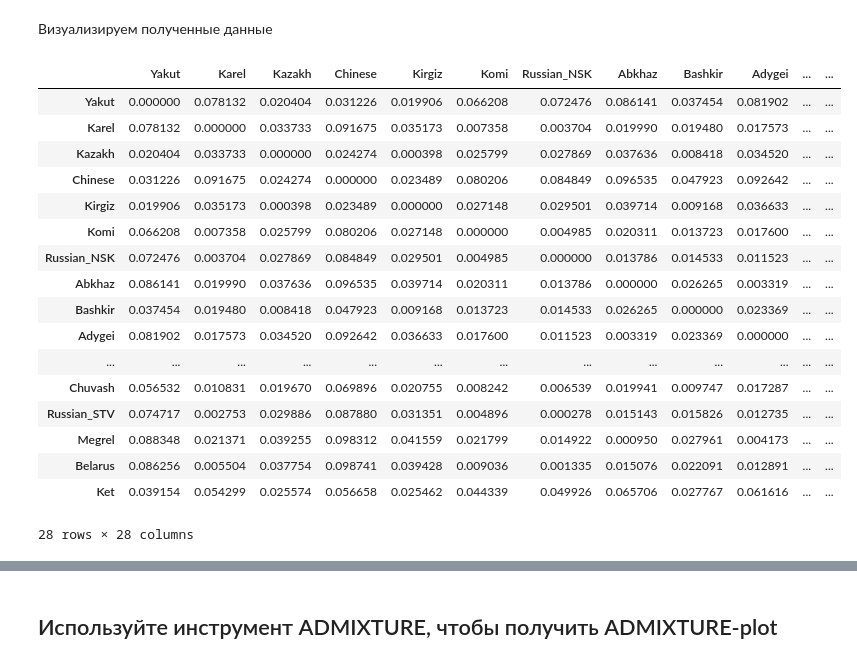
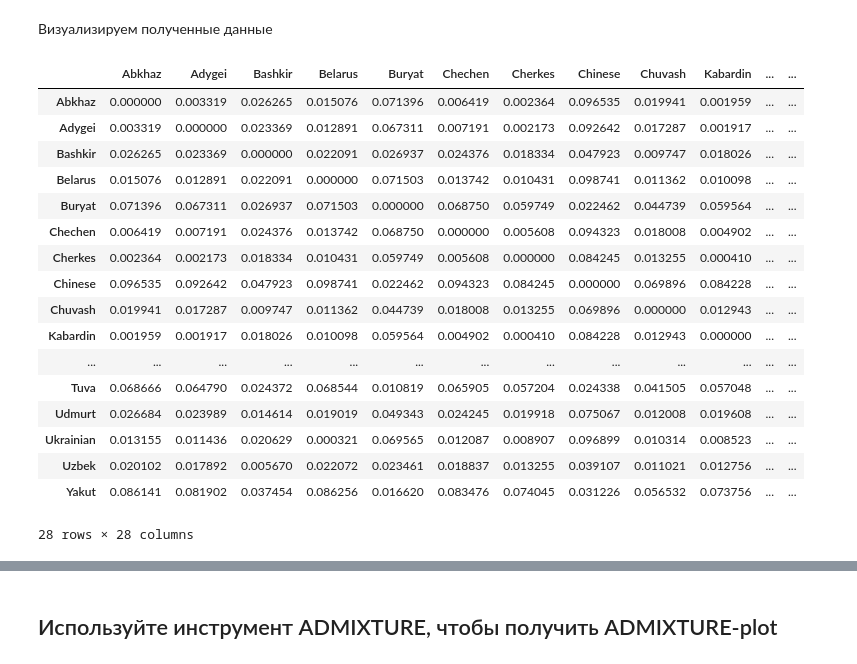
Before and after one commit to randnull/genotec, a Jupyter notebook: hw_3_admixture.ipynb, the cells around one changed output, grey strips where cells are left out. Cells and saved outputs as stored; diff of their text form; code cells hidden in the pictures.

```diff
--- a/hw_3_admixture.ipynb
+++ b/hw_3_admixture.ipynb
@@ -67,35 +67,35 @@ plink2 --bfile data/biengi_ldpruned --pheno data/biengi_clusters.txt --pheno-nam
 # %%
 pairs = pd.read_csv("data/biengi_fst.fst.summary", sep="\t")
 pairs.columns = ["population1", "population2", "fst"]
 
-populations = set(pairs["population1"]) | set(pairs["population2"])
+populations = sorted(set(pairs["population1"]) | set(pairs["population2"]))
 population_len = len(populations)
 
 fst = pd.DataFrame(np.zeros((population_len, population_len)), index=list(populations), columns=list(populations))
 
 for i, j in pairs.iterrows():
     fst.loc[j.population1, j.population2] = j.fst
     fst.loc[j.population2, j.population1] = j.fst
 
 fst
 # %% [output]
-|  | Yakut | Karel | Kazakh | Chinese | Kirgiz | Komi | Russian_NSK | Abkhaz | Bashkir | Adygei | ... | ... |
-| Yakut | 0.000000 | 0.078132 | 0.020404 | 0.031226 | 0.019906 | 0.066208 | 0.072476 | 0.086141 | 0.037454 | 0.081902 | ... | ... |
-| Karel | 0.078132 | 0.000000 | 0.033733 | 0.091675 | 0.035173 | 0.007358 | 0.003704 | 0.019990 | 0.019480 | 0.017573 | ... | ... |
-| Kazakh | 0.020404 | 0.033733 | 0.000000 | 0.024274 | 0.000398 | 0.025799 | 0.027869 | 0.037636 | 0.008418 | 0.034520 | ... | ... |
-| Chinese | 0.031226 | 0.091675 | 0.024274 | 0.000000 | 0.023489 | 0.080206 | 0.084849 | 0.096535 | 0.047923 | 0.092642 | ... | ... |
-| Kirgiz | 0.019906 | 0.035173 | 0.000398 | 0.023489 | 0.000000 | 0.027148 | 0.029501 | 0.039714 | 0.009168 | 0.036633 | ... | ... |
-| Komi | 0.066208 | 0.007358 | 0.025799 | 0.080206 | 0.027148 | 0.000000 | 0.004985 | 0.020311 | 0.013723 | 0.017600 | ... | ... |
-| Russian_NSK | 0.072476 | 0.003704 | 0.027869 | 0.084849 | 0.029501 | 0.004985 | 0.000000 | 0.013786 | 0.014533 | 0.011523 | ... | ... |
-| Abkhaz | 0.086141 | 0.019990 | 0.037636 | 0.096535 | 0.039714 | 0.020311 | 0.013786 | 0.000000 | 0.026265 | 0.003319 | ... | ... |
-| Bashkir | 0.037454 | 0.019480 | 0.008418 | 0.047923 | 0.009168 | 0.013723 | 0.014533 | 0.026265 | 0.000000 | 0.023369 | ... | ... |
-| Adygei | 0.081902 | 0.017573 | 0.034520 | 0.092642 | 0.036633 | 0.017600 | 0.011523 | 0.003319 | 0.023369 | 0.000000 | ... | ... |
+|  | Abkhaz | Adygei | Bashkir | Belarus | Buryat | Chechen | Cherkes | Chinese | Chuvash | Kabardin | ... | ... |
+| Abkhaz | 0.000000 | 0.003319 | 0.026265 | 0.015076 | 0.071396 | 0.006419 | 0.002364 | 0.096535 | 0.019941 | 0.001959 | ... | ... |
+| Adygei | 0.003319 | 0.000000 | 0.023369 | 0.012891 | 0.067311 | 0.007191 | 0.002173 | 0.092642 | 0.017287 | 0.001917 | ... | ... |
+| Bashkir | 0.026265 | 0.023369 | 0.000000 | 0.022091 | 0.026937 | 0.024376 | 0.018334 | 0.047923 | 0.009747 | 0.018026 | ... | ... |
+| Belarus | 0.015076 | 0.012891 | 0.022091 | 0.000000 | 0.071503 | 0.013742 | 0.010431 | 0.098741 | 0.011362 | 0.010098 | ... | ... |
+| Buryat | 0.071396 | 0.067311 | 0.026937 | 0.071503 | 0.000000 | 0.068750 | 0.059749 | 0.022462 | 0.044739 | 0.059564 | ... | ... |
+| Chechen | 0.006419 | 0.007191 | 0.024376 | 0.013742 | 0.068750 | 0.000000 | 0.005608 | 0.094323 | 0.018008 | 0.004902 | ... | ... |
+| Cherkes | 0.002364 | 0.002173 | 0.018334 | 0.010431 | 0.059749 | 0.005608 | 0.000000 | 0.084245 | 0.013255 | 0.000410 | ... | ... |
+| Chinese | 0.096535 | 0.092642 | 0.047923 | 0.098741 | 0.022462 | 0.094323 | 0.084245 | 0.000000 | 0.069896 | 0.084228 | ... | ... |
+| Chuvash | 0.019941 | 0.017287 | 0.009747 | 0.011362 | 0.044739 | 0.018008 | 0.013255 | 0.069896 | 0.000000 | 0.012943 | ... | ... |
+| Kabardin | 0.001959 | 0.001917 | 0.018026 | 0.010098 | 0.059564 | 0.004902 | 0.000410 | 0.084228 | 0.012943 | 0.000000 | ... | ... |
 | ... | ... | ... | ... | ... | ... | ... | ... | ... | ... | ... | ... | ... |
-| Chuvash | 0.056532 | 0.010831 | 0.019670 | 0.069896 | 0.020755 | 0.008242 | 0.006539 | 0.019941 | 0.009747 | 0.017287 | ... | ... |
-| Russian_STV | 0.074717 | 0.002753 | 0.029886 | 0.087880 | 0.031351 | 0.004896 | 0.000278 | 0.015143 | 0.015826 | 0.012735 | ... | ... |
-| Megrel | 0.088348 | 0.021371 | 0.039255 | 0.098312 | 0.041559 | 0.021799 | 0.014922 | 0.000950 | 0.027961 | 0.004173 | ... | ... |
-| Belarus | 0.086256 | 0.005504 | 0.037754 | 0.098741 | 0.039428 | 0.009036 | 0.001335 | 0.015076 | 0.022091 | 0.012891 | ... | ... |
-| Ket | 0.039154 | 0.054299 | 0.025574 | 0.056658 | 0.025462 | 0.044339 | 0.049926 | 0.065706 | 0.027767 | 0.061616 | ... | ... |
+| Tuva | 0.068666 | 0.064790 | 0.024372 | 0.068544 | 0.010819 | 0.065905 | 0.057204 | 0.024338 | 0.041505 | 0.057048 | ... | ... |
+| Udmurt | 0.026684 | 0.023989 | 0.014614 | 0.019019 | 0.049343 | 0.024245 | 0.019918 | 0.075067 | 0.012008 | 0.019608 | ... | ... |
+| Ukrainian | 0.013155 | 0.011436 | 0.020629 | 0.000321 | 0.069565 | 0.012087 | 0.008907 | 0.096899 | 0.010314 | 0.008523 | ... | ... |
+| Uzbek | 0.020102 | 0.017892 | 0.005670 | 0.022072 | 0.023461 | 0.018837 | 0.013255 | 0.039107 | 0.011021 | 0.012756 | ... | ... |
+| Yakut | 0.086141 | 0.081902 | 0.037454 | 0.086256 | 0.016620 | 0.083476 | 0.074045 | 0.031226 | 0.056532 | 0.073756 | ... | ... |
 28 rows × 28 columns
 # %%
 fig, ax = plt.subplots(figsize=(11, 11))
```
Also changed, not shown: parts of 3 cells of this notebook, 2 other files.
